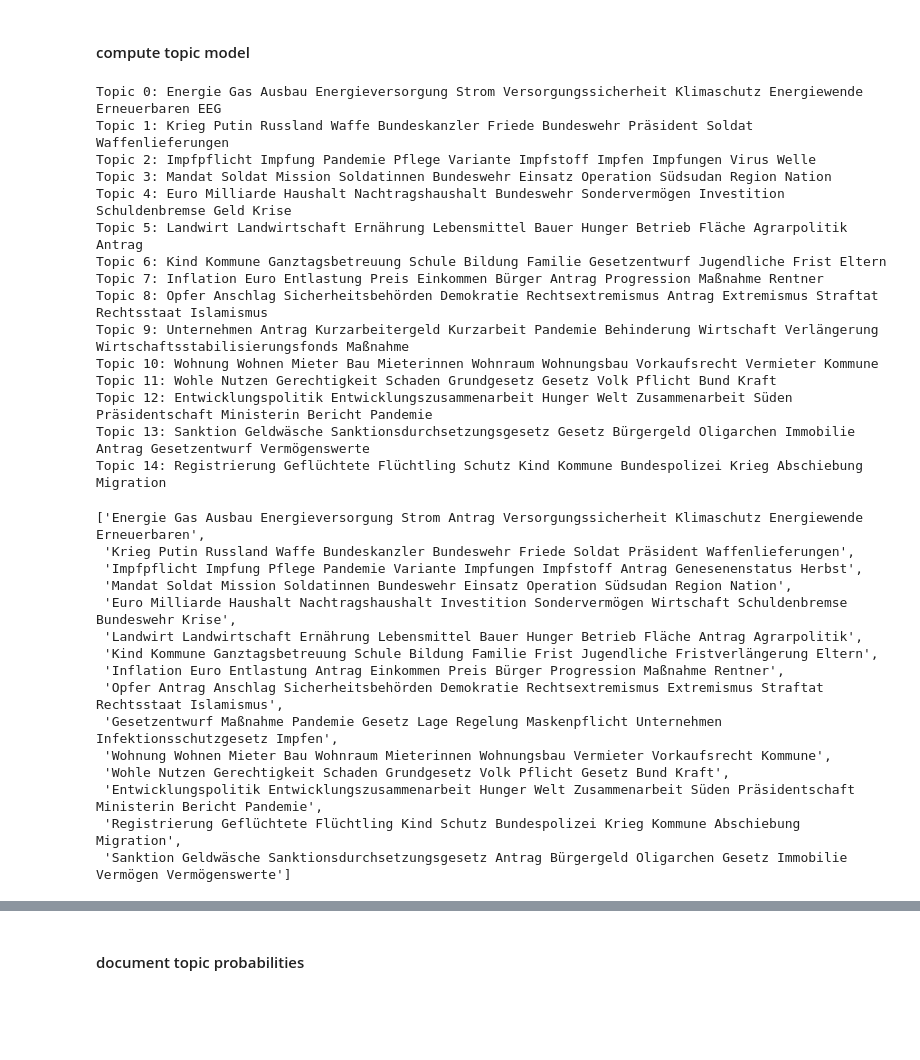
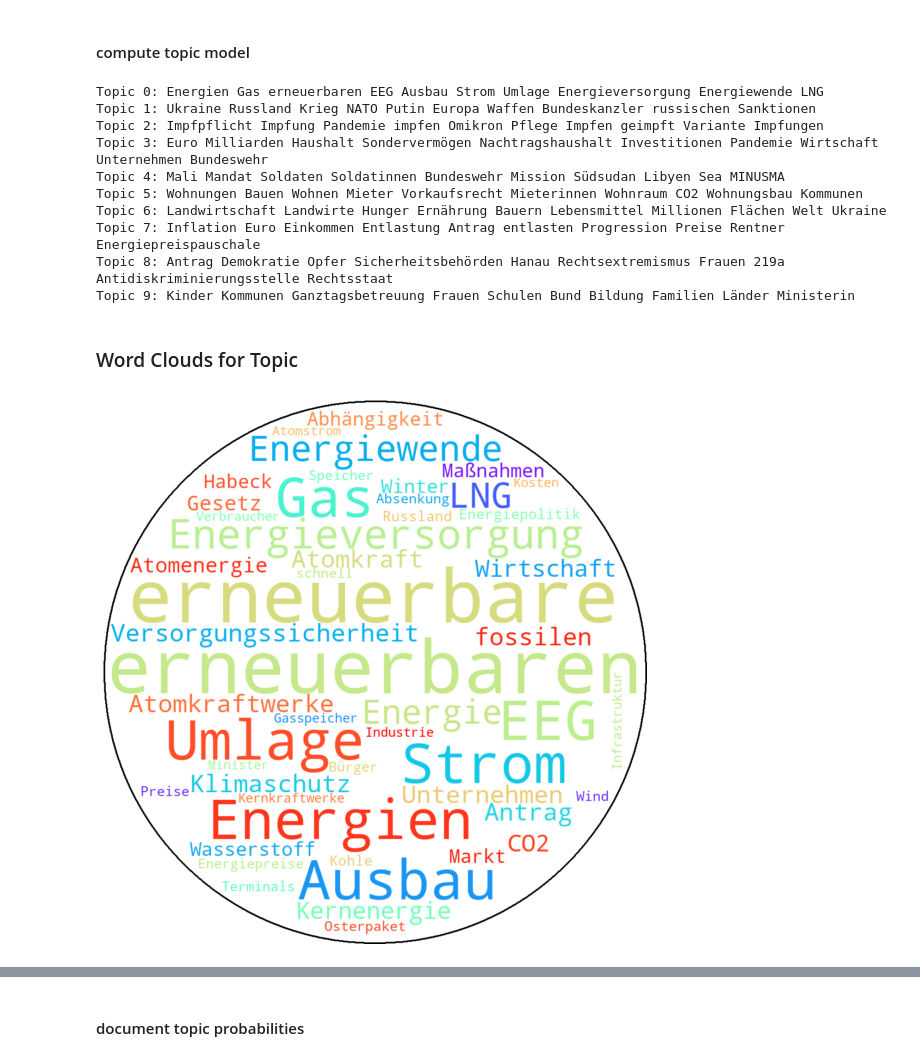
Before and after one commit to sevenbanisch/bundestagsreden, a Jupyter notebook: pipelines_SS22/Sven/xTopicModel.ipynb, the cells around one changed output, grey strips where cells are left out. Drawn from its saved outputs; the diff is of its cells as text; code cells hidden in the pictures; blank space fills up the shorter version.

Commit message:
Wordclouds and HTML development

```diff
--- a/pipelines_SS22/Sven/xTopicModel.ipynb
+++ b/pipelines_SS22/Sven/xTopicModel.ipynb
@@ -109,7 +105,7 @@ tf_idf_matrix
 #### compute topic model
 # %%
 # Use NMF to look for 15 topics
-n_topics = 15
+n_topics = 10
 model = NMF(n_components=n_topics)
 model.fit(tf_idf_matrix)
 #model.fit(tf_matrix)
@@ -139,36 +135,13 @@ for topic_idx, topic in enumerate(model.components_):
 topic2word = model.components_
 #topic_words
 # %% [output]
-Topic 0: Energie Gas Ausbau Energieversorgung Strom Versorgungssicherheit Klimaschutz Energiewende Erneuerbaren EEG
-Topic 1: Krieg Putin Russland Waffe Bundeskanzler Friede Bundeswehr Präsident Soldat Waffenlieferungen
-Topic 2: Impfpflicht Impfung Pandemie Pflege Variante Impfstoff Impfen Impfungen Virus Welle
-Topic 3: Mandat Soldat Mission Soldatinnen Bundeswehr Einsatz Operation Südsudan Region Nation
-Topic 4: Euro Milliarde Haushalt Nachtragshaushalt Bundeswehr Sondervermögen Investition Schuldenbremse Geld Krise
-Topic 5: Landwirt Landwirtschaft Ernährung Lebensmittel Bauer Hunger Betrieb Fläche Agrarpolitik Antrag
-Topic 6: Kind Kommune Ganztagsbetreuung Schule Bildung Familie Gesetzentwurf Jugendliche Frist Eltern
-Topic 7: Inflation Euro Entlastung Preis Einkommen Bürger Antrag Progression Maßnahme Rentner
-Topic 8: Opfer Anschlag Sicherheitsbehörden Demokratie Rechtsextremismus Antrag Extremismus Straftat Rechtsstaat Islamismus
-Topic 9: Unternehmen Antrag Kurzarbeitergeld Kurzarbeit Pandemie Behinderung Wirtschaft Verlängerung Wirtschaftsstabilisierungsfonds Maßnahme
-Topic 10: Wohnung Wohnen Mieter Bau Mieterinnen Wohnraum Wohnungsbau Vorkaufsrecht Vermieter Kommune
-Topic 11: Wohle Nutzen Gerechtigkeit Schaden Grundgesetz Gesetz Volk Pflicht Bund Kraft
-Topic 12: Entwicklungspolitik Entwicklungszusammenarbeit Hunger Welt Zusammenarbeit Süden Präsidentschaft Ministerin Bericht Pandemie
-Topic 13: Sanktion Geldwäsche Sanktionsdurchsetzungsgesetz Gesetz Bürgergeld Oligarchen Immobilie Antrag Gesetzentwurf Vermögenswerte
-Topic 14: Registrierung Geflüchtete Flüchtling Schutz Kind Kommune Bundespolizei Krieg Abschiebung Migration
+Topic 0: Energien Gas erneuerbaren EEG Ausbau Strom Umlage Energieversorgung Energiewende LNG
+Topic 1: Ukraine Russland Krieg NATO Putin Europa Waffen Bundeskanzler russischen Sanktionen
+Topic 2: Impfpflicht Impfung Pandemie impfen Omikron Pflege Impfen geimpft Variante Impfungen
+Topic 3: Euro Milliarden Haushalt Sondervermögen Nachtragshaushalt Investitionen Pandemie Wirtschaft Unternehmen Bundeswehr
+Topic 4: Mali Mandat Soldaten Soldatinnen Bundeswehr Mission Südsudan Libyen Sea MINUSMA
+Topic 5: Wohnungen Bauen Wohnen Mieter Vorkaufsrecht Mieterinnen Wohnraum CO2 Wohnungsbau Kommunen
+Topic 6: Landwirtschaft Landwirte Hunger Ernährung Bauern Lebensmittel Millionen Flächen Welt Ukraine
+Topic 7: Inflation Euro Einkommen Entlastung Antrag entlasten Progression Preise Rentner Energiepreispauschale
+Topic 8: Antrag Demokratie Opfer Sicherheitsbehörden Hanau Rechtsextremismus Frauen 219a Antidiskriminierungsstelle Rechtsstaat
+Topic 9: Kinder Kommunen Ganztagsbetreuung Frauen Schulen Bund Bildung Familien Länder Ministerin
-# %%
-topic_list_ext
-# %% [output]
-['Energie Gas Ausbau Energieversorgung Strom Antrag Versorgungssicherheit Klimaschutz Energiewende Erneuerbaren',
- 'Krieg Putin Russland Waffe Bundeskanzler Bundeswehr Friede Soldat Präsident Waffenlieferungen',
- 'Impfpflicht Impfung Pflege Pandemie Variante Impfungen Impfstoff Antrag Genesenenstatus Herbst',
- 'Mandat Soldat Mission Soldatinnen Bundeswehr Einsatz Operation Südsudan Region Nation',
- 'Euro Milliarde Haushalt Nachtragshaushalt Investition Sondervermögen Wirtschaft Schuldenbremse Bundeswehr Krise',
- 'Landwirt Landwirtschaft Ernährung Lebensmittel Bauer Hunger Betrieb Fläche Antrag Agrarpolitik',
- 'Kind Kommune Ganztagsbetreuung Schule Bildung Familie Frist Jugendliche Fristverlängerung Eltern',
- 'Inflation Euro Entlastung Antrag Einkommen Preis Bürger Progression Maßnahme Rentner',
- 'Opfer Antrag Anschlag Sicherheitsbehörden Demokratie Rechtsextremismus Extremismus Straftat Rechtsstaat Islamismus',
- 'Gesetzentwurf Maßnahme Pandemie Gesetz Lage Regelung Maskenpflicht Unternehmen Infektionsschutzgesetz Impfen',
- 'Wohnung Wohnen Mieter Bau Wohnraum Mieterinnen Wohnungsbau Vermieter Vorkaufsrecht Kommune',
- 'Wohle Nutzen Gerechtigkeit Schaden Grundgesetz Volk Pflicht Gesetz Bund Kraft',
- 'Entwicklungspolitik Entwicklungszusammenarbeit Hunger Welt Zusammenarbeit Süden Präsidentschaft Ministerin Bericht Pandemie',
- 'Registrierung Geflüchtete Flüchtling Kind Schutz Bundespolizei Krieg Kommune Abschiebung Migration',
- 'Sanktion Geldwäsche Sanktionsdurchsetzungsgesetz Antrag Bürgergeld Oligarchen Gesetz Immobilie Vermögen Vermögenswerte']
@@ -174,0 +150,31 @@ topic_list_ext
+# %% [markdown]
+### Word Clouds for Topic
+# %%
+import numpy as np
+from PIL import Image
+from wordcloud import WordCloud
+
+mask = np.array(Image.open("circle.png"))
+
+# parameters:
+
+wordcloud = WordCloud(background_color='white', max_words=50, mask=mask, contour_color='#000000', contour_width=3, colormap='rainbow').generate(" ".join(topic_words[0]))
+
+# create image as circle
+
+fig = plt.figure(figsize=(10,10))
+plt.imshow(wordcloud, interpolation='bilinear')
+plt.axis("off")
+
+# presentate:
+
+plt.show()
+
+
+# generate PNG for all topics
+for tx,topic in enumerate(topic_words):
+    wordcloud = WordCloud(background_color='white', max_words=50, mask=mask, contour_color='#000000', contour_width=3, colormap='rainbow').generate(" ".join(topic_words[tx]))
+
+    wordcloud.to_file(f"wordclouds/wordcloud_{tx}.png")
+# %% [output]
+[figure, added]
```
Also changed, not shown: parts of 14 cells of this notebook, 14 other files.
